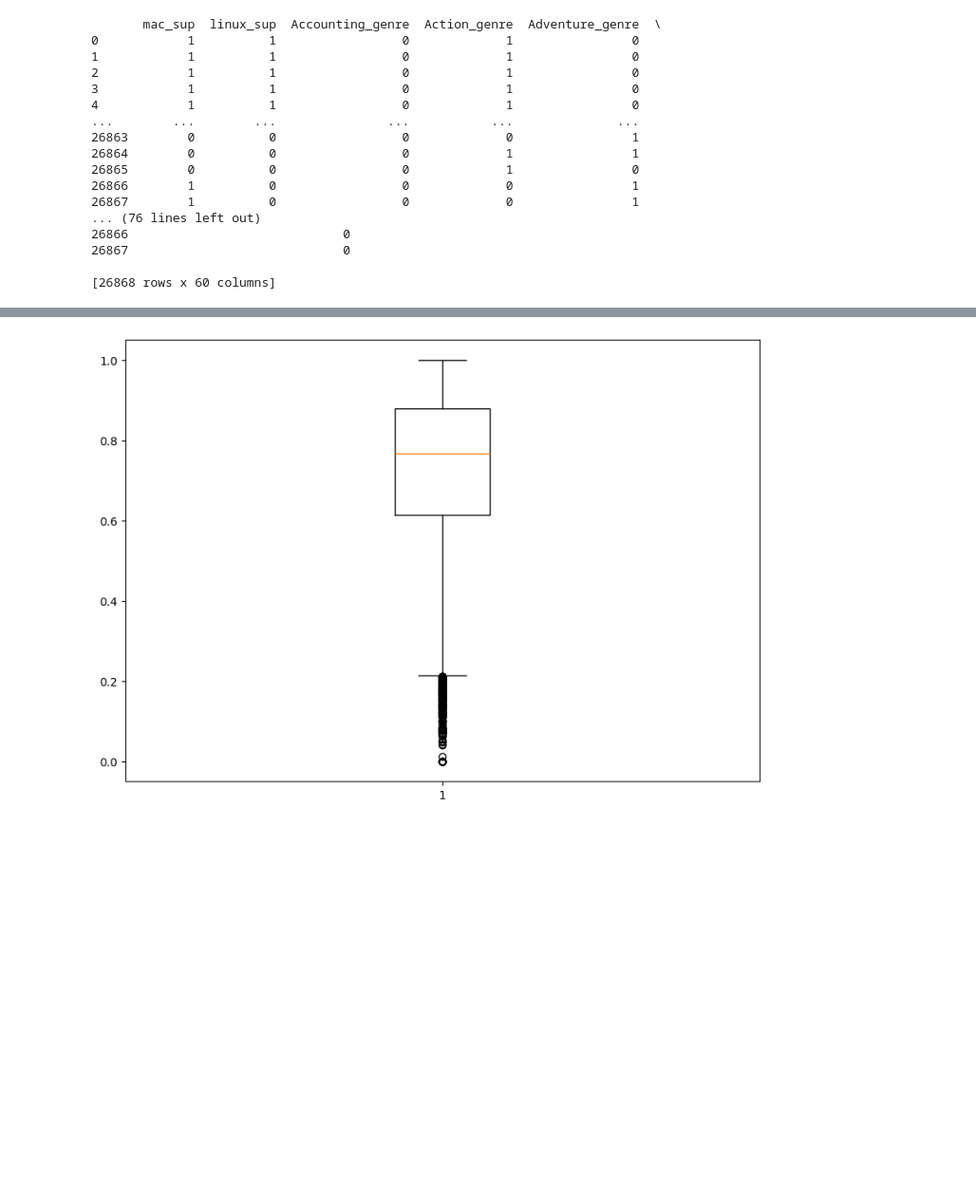
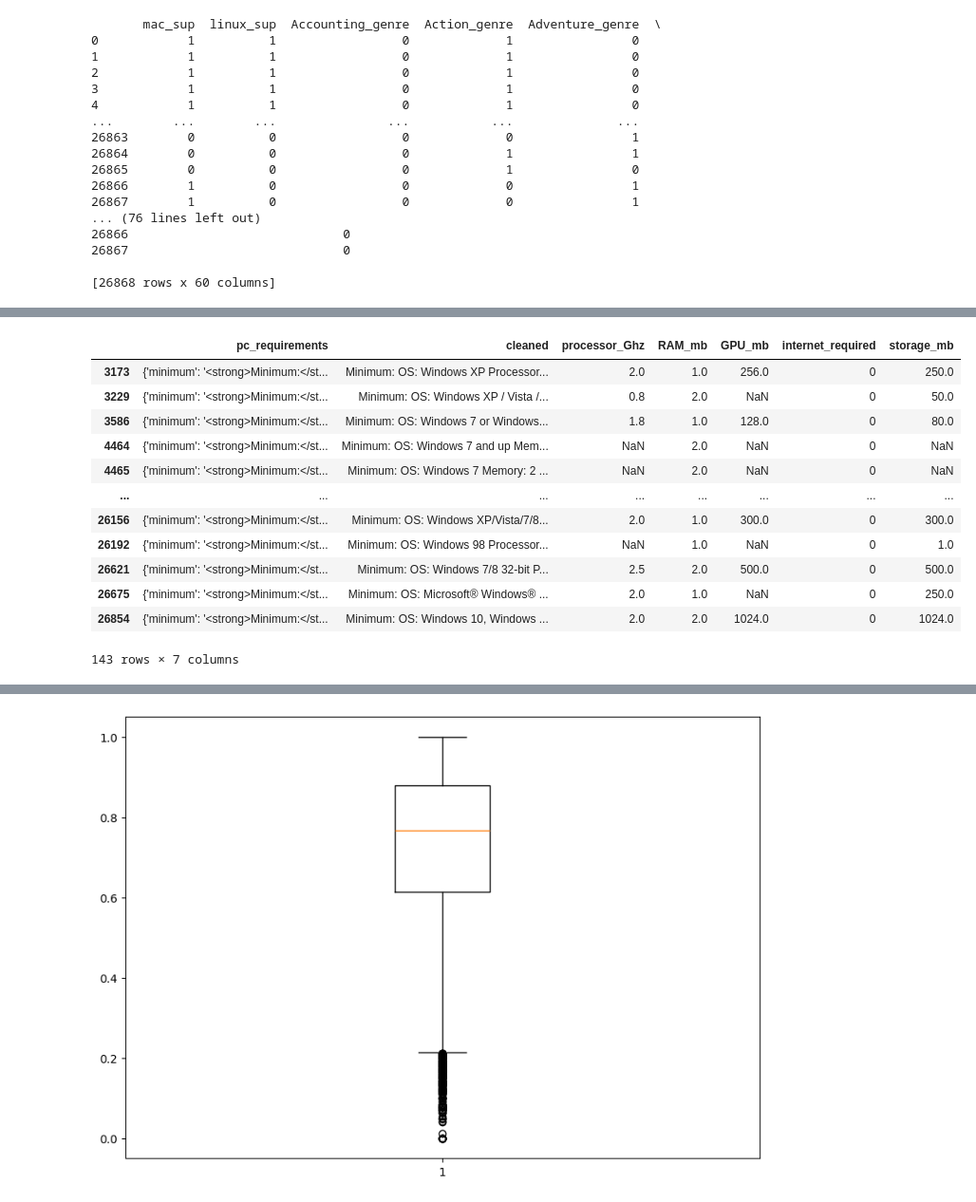
Before and after one commit to LuminousFirefly/game_success_prediction, a Jupyter notebook: cleaning.ipynb, the cells around one changed output, grey strips where cells are left out. Shown at 95% size. Drawn from its saved outputs; the diff is of its cells as text; code cells hidden in the pictures; blank space fills up the shorter version.

```diff
--- a/cleaning.ipynb
+++ b/cleaning.ipynb
@@ -189,0 +493,20 @@ df2_trimmed = df2[df2['total_reviews']>=low_bound]
+# %%
+high_outliers = min[min["RAM_mb"] > min["RAM_mb"].quantile(0.99)]
+low_outliers = min[min["RAM_mb"] < min["RAM_mb"].quantile(0.01)]
+
+high_outliers
+low_outliers
+# %% [output]
+|  | pc_requirements | cleaned | processor_Ghz | RAM_mb | GPU_mb | internet_required | storage_mb |
+| 3173 | {'minimum': '<strong>Minimum:</st... | Minimum: OS: Windows XP Processor... | 2.0 | 1.0 | 256.0 | 0 | 250.0 |
+| 3229 | {'minimum': '<strong>Minimum:</st... | Minimum: OS: Windows XP / Vista /... | 0.8 | 2.0 | NaN | 0 | 50.0 |
+| 3586 | {'minimum': '<strong>Minimum:</st... | Minimum: OS: Windows 7 or Windows... | 1.8 | 1.0 | 128.0 | 0 | 80.0 |
+| 4464 | {'minimum': '<strong>Minimum:</st... | Minimum: OS: Windows 7 and up Mem... | NaN | 2.0 | NaN | 0 | NaN |
+| 4465 | {'minimum': '<strong>Minimum:</st... | Minimum: OS: Windows 7 Memory: 2 ... | NaN | 2.0 | NaN | 0 | NaN |
+| ... | ... | ... | ... | ... | ... | ... | ... |
+| 26156 | {'minimum': '<strong>Minimum:</st... | Minimum: OS: Windows XP/Vista/7/8... | 2.0 | 1.0 | 300.0 | 0 | 300.0 |
+| 26192 | {'minimum': '<strong>Minimum:</st... | Minimum: OS: Windows 98 Processor... | NaN | 1.0 | NaN | 0 | 1.0 |
+| 26621 | {'minimum': '<strong>Minimum:</st... | Minimum: OS: Windows 7/8 32-bit P... | 2.5 | 2.0 | 500.0 | 0 | 500.0 |
+| 26675 | {'minimum': '<strong>Minimum:</st... | Minimum: OS: Microsoft® Windows® ... | 2.0 | 1.0 | NaN | 0 | 250.0 |
+| 26854 | {'minimum': '<strong>Minimum:</st... | Minimum: OS: Windows 10, Windows ... | 2.0 | 2.0 | 1024.0 | 0 | 1024.0 |
+143 rows × 7 columns
```
Also changed, not shown: parts of 21 cells of this notebook.
